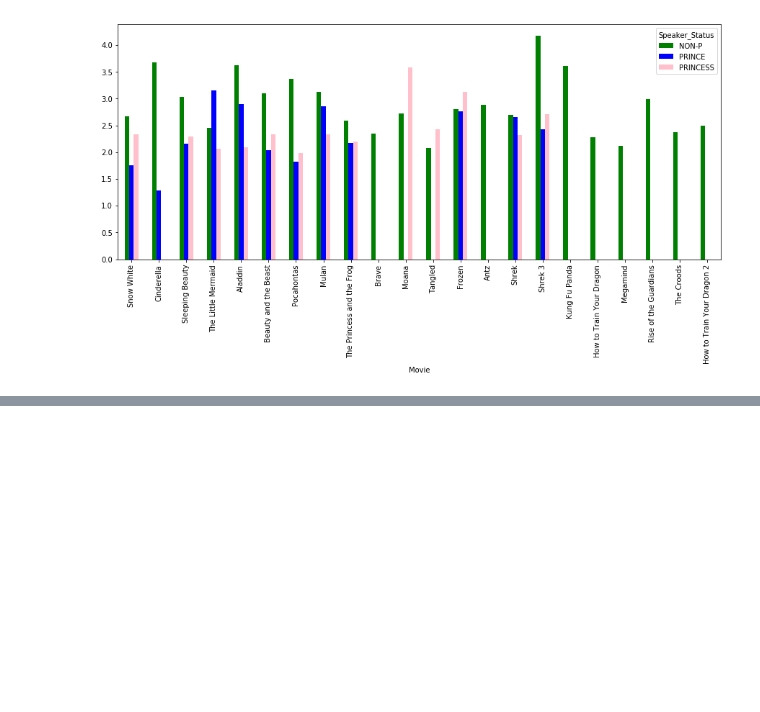
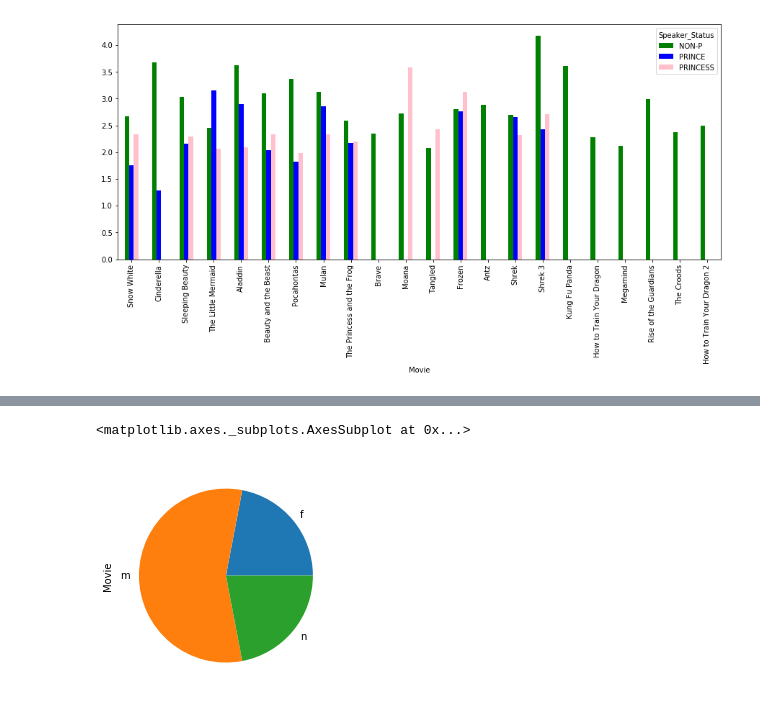
Before and after one commit to Data-Science-for-Linguists-2019/Animated-Movie-Gendered-Dialogue, a Jupyter notebook: code/Tok_Type_TTR_Analysis.ipynb, the cells around one changed output, grey strips where cells are left out. Cells and saved outputs as stored; diff of their text form; code cells hidden in the pictures; blank space fills up the shorter version.

```diff
--- a/code/Tok_Type_TTR_Analysis.ipynb
+++ b/code/Tok_Type_TTR_Analysis.ipynb
@@ -387,0 +391,8 @@ kband_by_movie_role.unstack().plot.bar(color = ['green', 'blue', 'pink'], figsiz
+# %%
+#first a pie chart of basic gender distributions....
+char_by_gen = all_movies_df.groupby('Gender')['Movie'].count()
+# %%
+char_by_gen.plot.pie() #mostly male speakers....
+# %% [output]
+<matplotlib.axes._subplots.AxesSubplot at 0x...>
+[figure, added]
```
Also changed, not shown: parts of 12 cells of this notebook, 1 other file.
